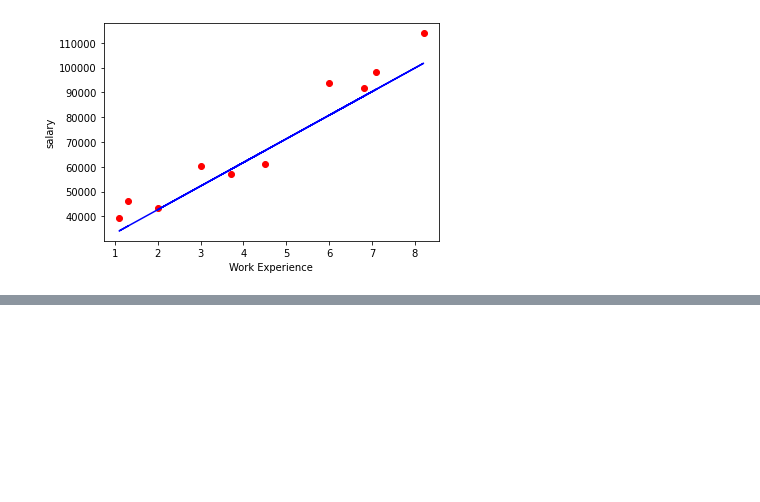
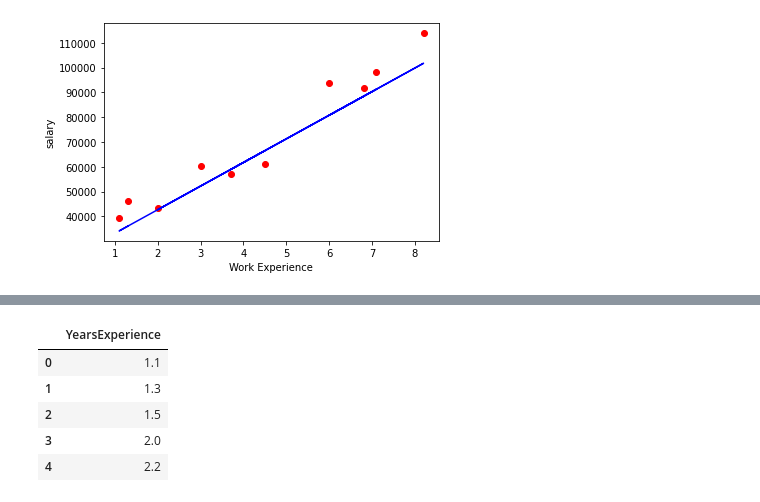
Before and after one commit to olive-green/data-science, a Jupyter notebook: linear-regression/Linear_regression_implementation.ipynb, the cells around one changed output, grey strips where cells are left out. Cells and saved outputs as stored; diff of their text form; code cells hidden in the pictures; blank space fills up the shorter version.

```diff
--- a/linear-regression/Linear_regression_implementation.ipynb
+++ b/linear-regression/Linear_regression_implementation.ipynb
@@ -163,0 +186,2 @@ plt.show()
+# %%
+data=pd.read_csv("https://raw.githubusercontent.com/Pepcoders/Data-Science-January/main/Linear%20Regression/salary_data.csv")
@@ -163,0 +201,9 @@ plt.show()
+# %%
+X.head()
+# %% [output]
+|  | YearsExperience |
+| 0 | 1.1 |
+| 1 | 1.3 |
+| 2 | 1.5 |
+| 3 | 2.0 |
+| 4 | 2.2 |
```
Also changed, not shown: parts of 14 cells of this notebook.
